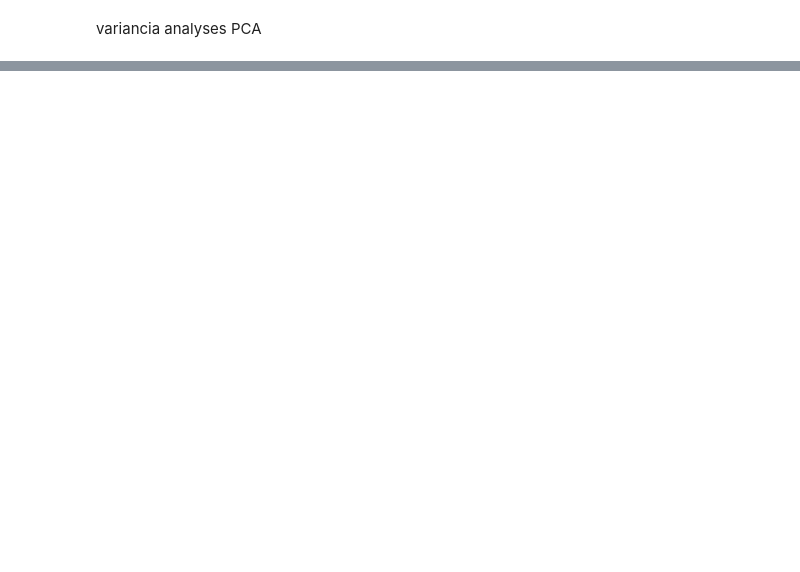
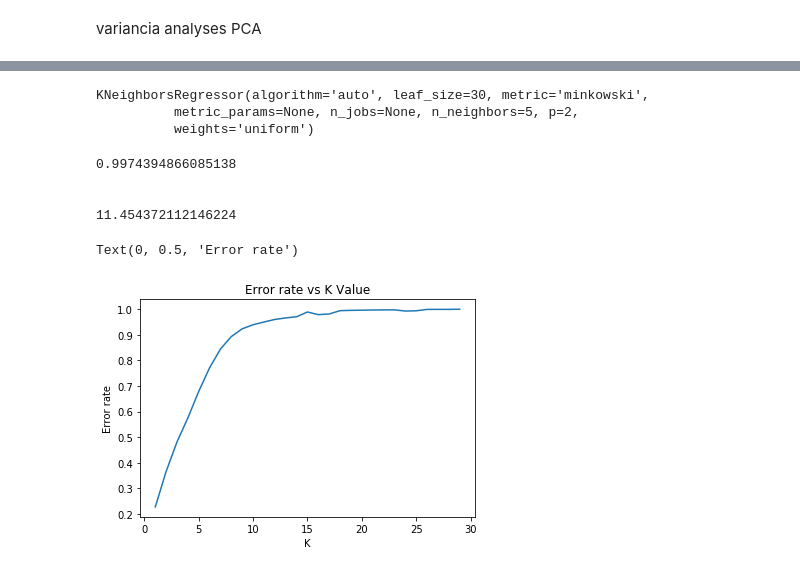
Before and after one commit to hngpeter/Evaluate-Techniques-for-Wifi-Locationing, a Jupyter notebook: KNN.ipynb, the cells around one changed output, grey strips where cells are left out. Cells and saved outputs as stored; diff of their text form; code cells hidden in the pictures; blank space fills up the shorter version.

```diff
--- a/KNN.ipynb
+++ b/KNN.ipynb
@@ -204,0 +202,2 @@ TypeError: cannot convert the series to <class 'int'>
+# %%
+pca.fit(clean)
@@ -284,0 +226,5 @@ X.head()
+# %%
+X = clean.drop(["BUILDINGID","FLOOR","LONGITUDE","LATITUDE"],axis=1)
+y = clean["LATITUDE"]
+
+X_train, X_test, y_train, y_test = train_test_split(X, y, test_size=0.3, random_state=101)
@@ -286,0 +235,8 @@ from sklearn.neighbors import KNeighborsClassifier
+# %%
+knn = KNeighborsRegressor(n_neighbors=5)
+# %%
+knn.fit(X_train, y_train)
+# %% [output]
+KNeighborsRegressor(algorithm='auto', leaf_size=30, metric='minkowski',
+          metric_params=None, n_jobs=None, n_neighbors=5, p=2,
+          weights='uniform')
@@ -286,0 +247,27 @@ from sklearn.neighbors import KNeighborsClassifier
+# %%
+print(r2_score(y_test, knn_pred))
+print("\n")
+print(mean_squared_error(y_test, knn_pred))
+# %% [output]
+0.9974394866085138
+
+
+11.454372112146224
+# %%
+error_rate = []
+
+for i in range(1,30):
+
+    knn = KNeighborsRegressor(n_neighbors=i)
+    knn.fit(X_train, y_train)
+    pred_i = knn.predict(X_test)
+    error_rate.append(np.mean(pred_i != y_test))
+# %%
+plt.figure()
+plt.plot(range(1,30), error_rate)
+plt.title("Error rate vs K Value")
+plt.xlabel("K")
+plt.ylabel("Error rate")
+# %% [output]
+Text(0, 0.5, 'Error rate')
+[figure, added]
```
Also changed, not shown: parts of 71 cells of this notebook.
